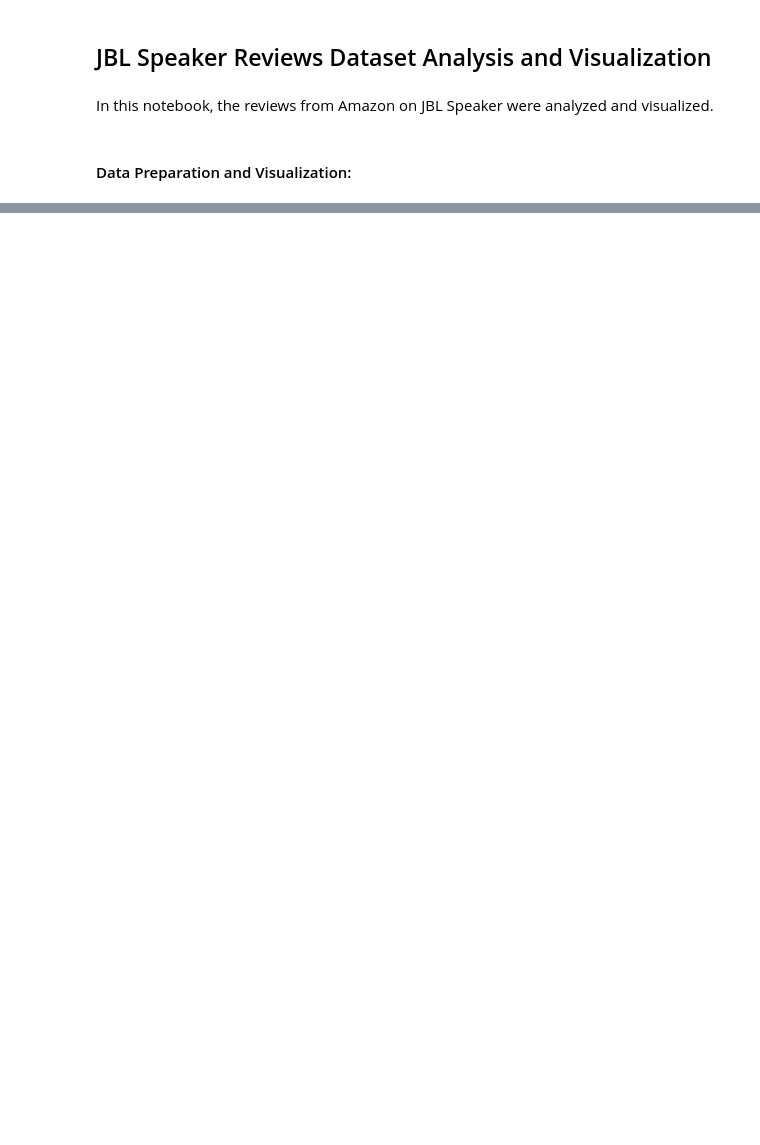
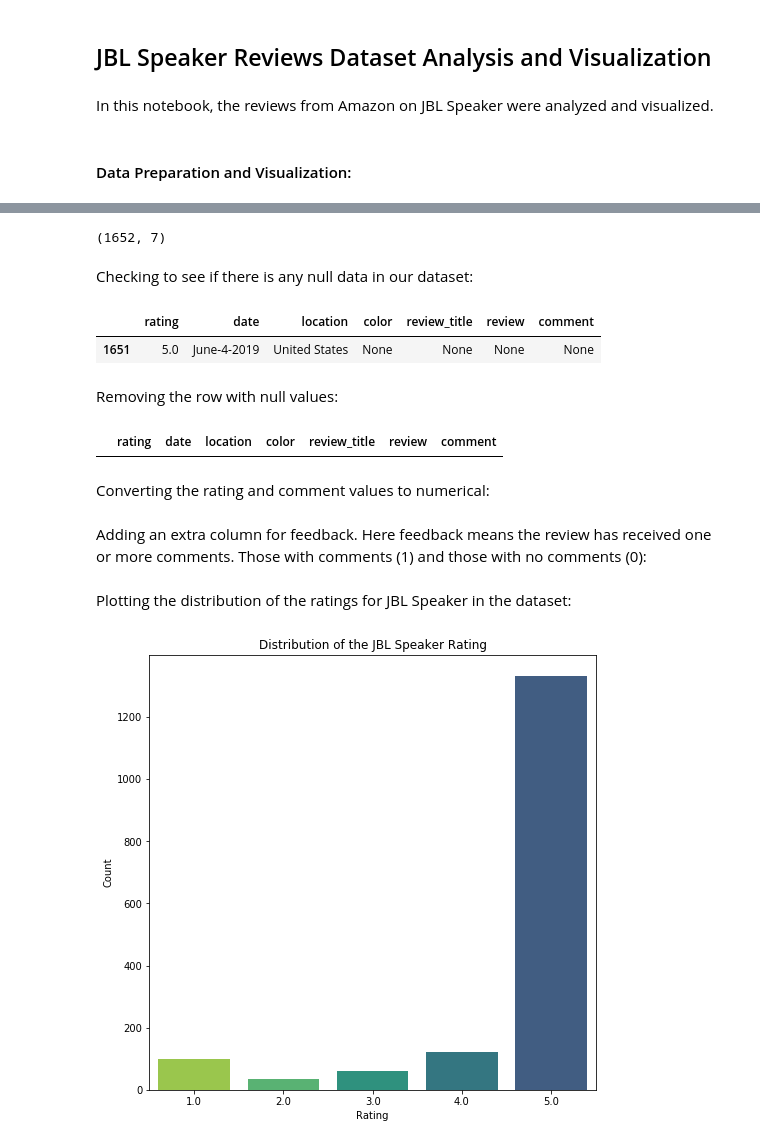
Before and after one commit to kavehamini/Amazon-Review-Analysis-JBL-Charge-4-Speaker-Sentiment-Analysis-NLP, a Jupyter notebook: JBL Speaker Reviews Dataset Analysis and Visualization.ipynb, the cells around one changed output, grey strips where cells are left out. Drawn from its saved outputs; the diff is of its cells as text; code cells hidden in the pictures; blank space fills up the shorter version.

```diff
--- a/JBL Speaker Reviews Dataset Analysis and Visualization.ipynb
+++ b/JBL Speaker Reviews Dataset Analysis and Visualization.ipynb
@@ -28,3 +28,51 @@ df.head()
 | 2 | 5.0 | October-26-2018 | United States | Black | Sounds great and has plenty of co... | I've been using a JBL Flip 2 for ... | 1 |
 | 3 | 5.0 | June-3-2019 | United States | Gray | In depth review for jbl charge 4 | The JBL charge 4 is a great produ... | 2 |
 | 4 | 4.0 | December-5-2018 | United States | Red | Awesome Sound! We'll see how long... | Great build quality.Great sound!D... | 1 |
+# %%
+df.shape
+# %% [output]
+(1652, 7)
+# %% [markdown]
+Checking to see if there is any null data in our dataset:
+# %%
+df_nulls = df[df.isnull().apply(lambda x: max(x), axis=1)]
+df_nulls.head()
+# %% [output]
+|  | rating | date | location | color | review_title | review | comment |
+| 1651 | 5.0 | June-4-2019 | United States | None | None | None | None |
+# %% [markdown]
+Removing the row with null values:
+# %%
+df.reset_index()
+df.dropna()
+df.drop_duplicates()
+df = df.mask(df.eq('None')).dropna()
+# %%
+#checking again for null values in the dataset
+df_nulls = df[df.isnull().apply(lambda x: max(x), axis=1)]
+df_nulls.head()
+# %% [output]
+|  | rating | date | location | color | review_title | review | comment |
+# %% [markdown]
+Converting the rating and comment values to numerical:
+# %%
+#converting the data to numerical
+df['rating'] = pd.to_numeric(df['rating'], errors='coerce')
+df = df.replace(np.nan, 0, regex=True)
+df['comment'] = pd.to_numeric(df['comment'], errors='coerce')
+df = df.replace(np.nan, 0, regex=True)
+# %% [markdown]
+Adding an extra column for feedback. Here feedback means the review has received one or more comments. Those with comments  (1) and those with no comments (0):
+# %%
+df['feedback'] = np.where(df['comment'] > 0, 1, 0)
+# %% [markdown]
+Plotting the distribution of the ratings for JBL Speaker in the dataset:
+# %%
+plt.figure(figsize=(8,8))
+ax=sns.countplot(df['rating'],palette=sns.color_palette(palette="viridis_r"))
+ax.set_title("Distribution of the JBL Speaker Rating")
+ax.set_xlabel("Rating")
+ax.set_ylabel("Count")
+plt.savefig('1.png')
+# %% [output]
+[figure, added]
```
Also changed, not shown: parts of 16 cells of this notebook, 3 other files.
